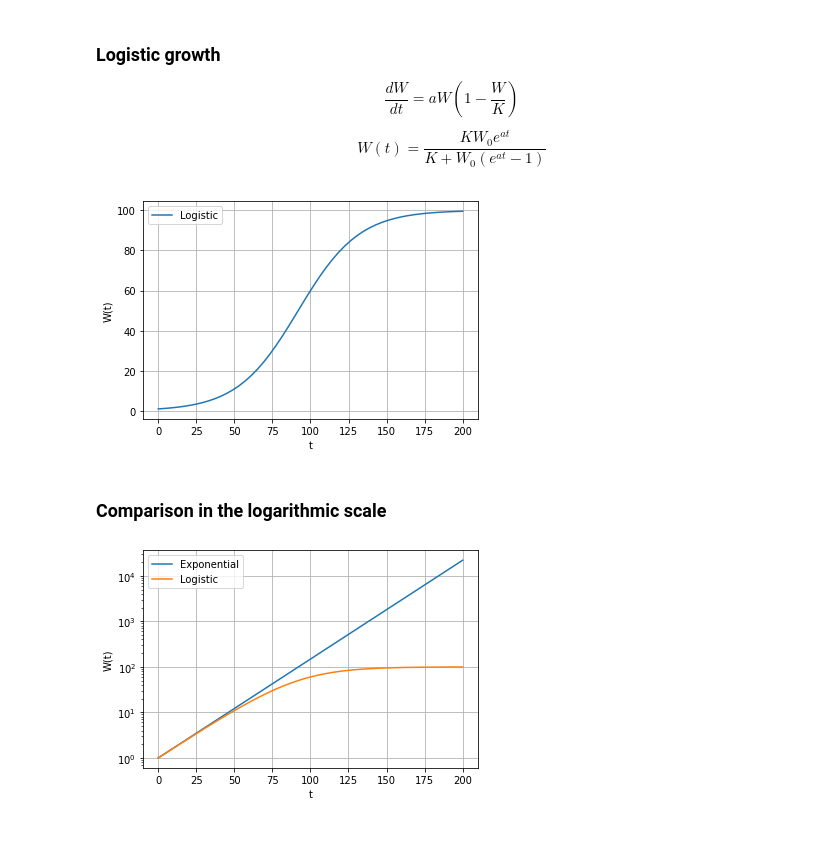
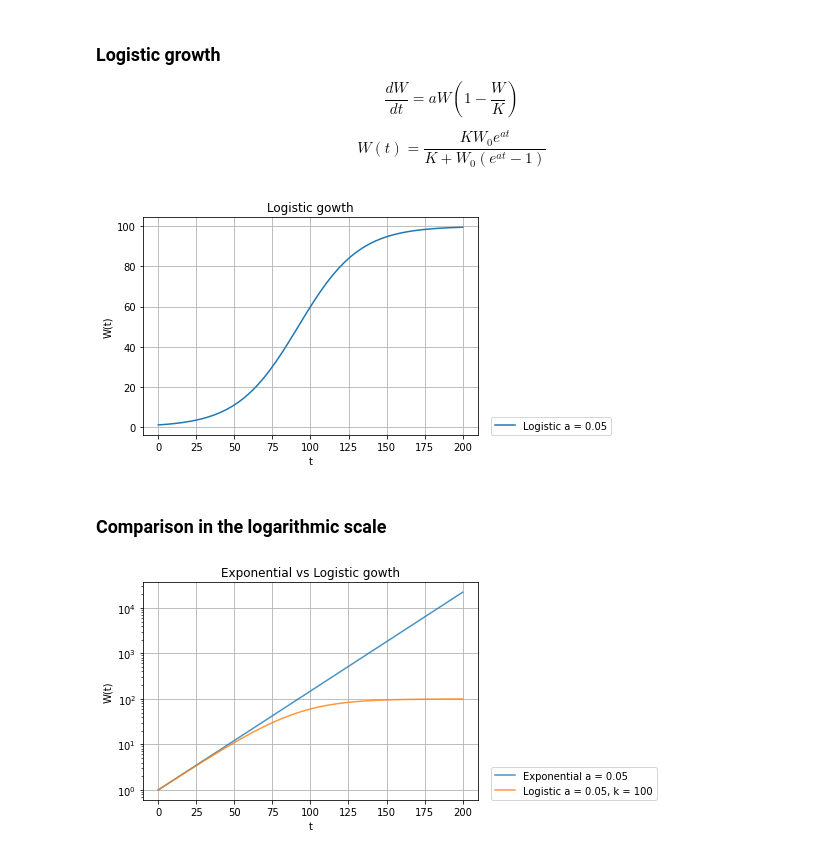
Before and after one commit to ahmed344/single-species-growth, a Jupyter notebook: ODE_numerical_solution.ipynb, the cells around one changed output. Drawn from its saved outputs; the diff is of its cells as text; code cells hidden in the pictures.

```diff
--- a/ODE_numerical_solution.ipynb
+++ b/ODE_numerical_solution.ipynb
@@ -39,40 +42,44 @@ $$\frac{dW}{dt} = a W \left(1-\frac{W}{K}\right) $$
 $$W(t) = \frac{K W_0 e^{a t}}{K+W_0(e^{a t}-1)}$$
 # %%
 # dW/dt for logistic growth
-def logistic_growth(w,t):
-    a = 0.05
-    k = 100
+def logistic_growth(w, t, a, k):
     dwdt = a * w * (1 - w/k)
     return dwdt
 
-# initial condition
+# Parameters
+a = 0.05
+k = 100
+
+# Initial condition
 w0 = 1
 
-# time points
+# Time points
 t = np.linspace(0,200)
 
 # solve ODE
-w_logistic = odeint(logistic_growth,w0,t)
+w_logistic = odeint(logistic_growth, w0, t, args=(a, k))
 
-# plot results
-plt.plot(t,w_logistic, label='Logistic')
+# Plot W(t)
+plt.plot(t, w_logistic, label=f'Logistic a = {a}')
 plt.xlabel('t')
 plt.ylabel('W(t)')
-plt.legend()
+plt.title('Logistic gowth')
+plt.legend(loc=(1.04,0))
 plt.grid()
 plt.show()
 # %% [output]
-[figure, old version]
+[figure, new version]
 # %% [markdown]
 ### Comparison in the logarithmic scale
 # %%
-plt.plot(t,w_exponential, label='Exponential')
-plt.plot(t,w_logistic, label='Logistic')
+plt.plot(t, w_exponential, label=f'Exponential a = {a}', alpha=0.8)
+plt.plot(t, w_logistic, label=f'Logistic a = {a}, k = {k}', alpha=0.8)
 plt.xlabel('t')
 plt.ylabel('W(t)')
 plt.yscale('log')
-plt.legend()
+plt.title('Exponential vs Logistic gowth')
+plt.legend(loc=(1.04,0))
 plt.grid()
 plt.show()
 # %% [output]
-[figure, old version]
+[figure, new version]
```
Also changed, not shown: parts of 4 cells of this notebook.
